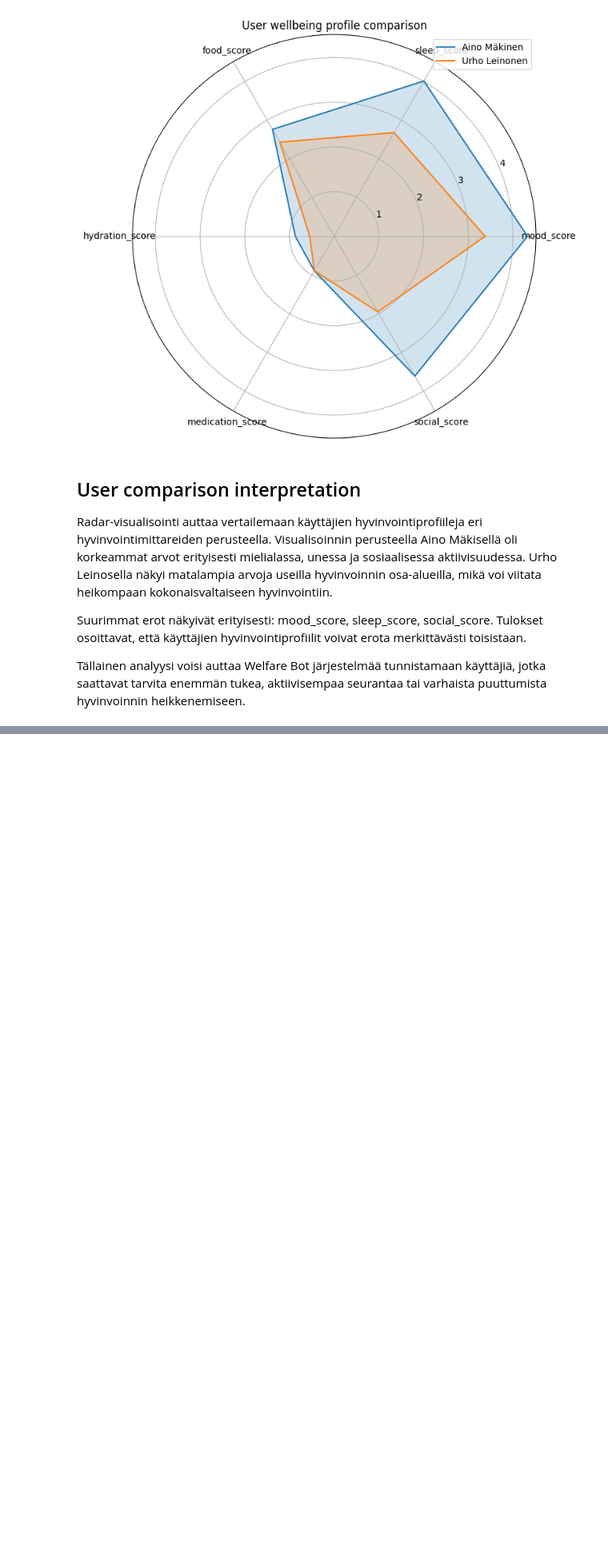
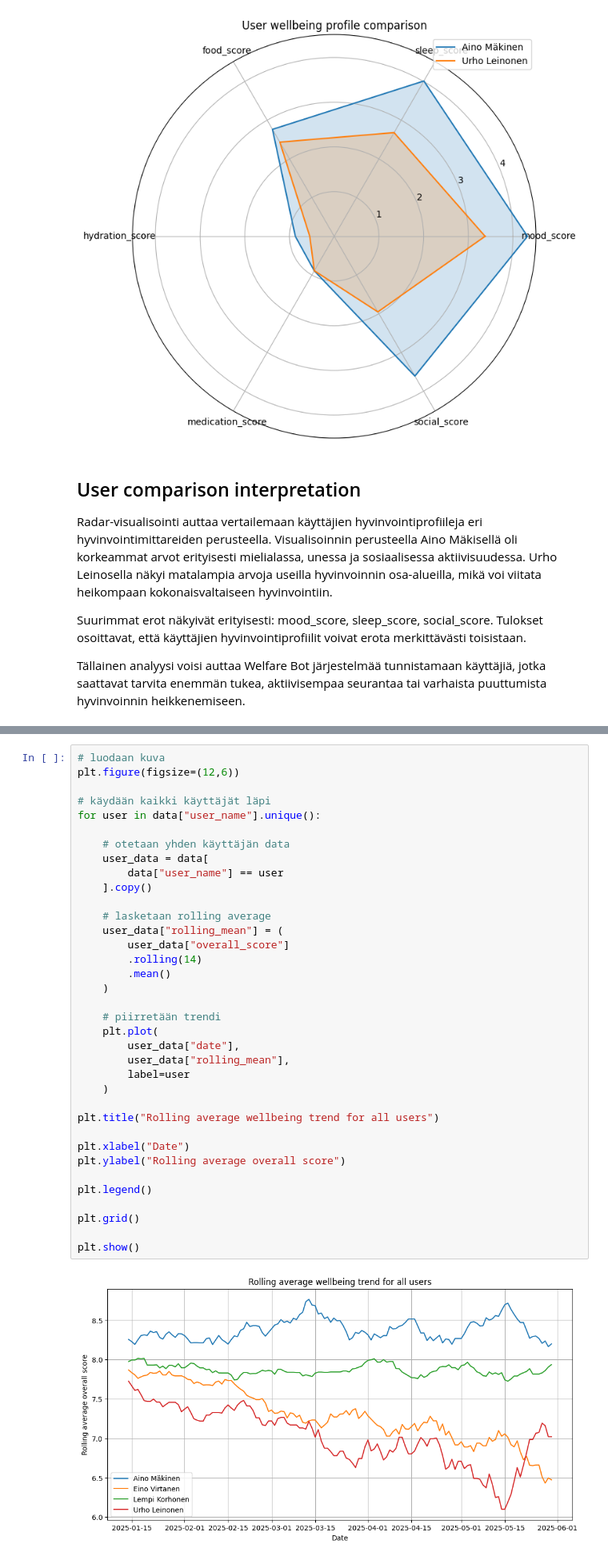
Before and after one commit to TanjaMel/welfare-bot-data-analysis, a Jupyter notebook: notebooks/7_user_comparison_analysis.ipynb, the cells around one changed output, grey strips where cells are left out. Shown at 80% size. Saved outputs shown, nothing was run; the diff lists cells and outputs as text; blank space fills up the shorter version.

```diff
--- a/notebooks/7_user_comparison_analysis.ipynb
+++ b/notebooks/7_user_comparison_analysis.ipynb
@@ -165,0 +283,38 @@ Tällainen analyysi voisi auttaa Welfare Bot järjestelmää tunnistamaan käytt
+# %%
+# luodaan kuva
+plt.figure(figsize=(12,6))
+
+# käydään kaikki käyttäjät läpi
+for user in data["user_name"].unique():
+
+    # otetaan yhden käyttäjän data
+    user_data = data[
+        data["user_name"] == user
+    ].copy()
+
+    # lasketaan rolling average
+    user_data["rolling_mean"] = (
+        user_data["overall_score"]
+        .rolling(14)
+        .mean()
+    )
+
+    # piirretään trendi
+    plt.plot(
+        user_data["date"],
+        user_data["rolling_mean"],
+        label=user
+    )
+
+plt.title("Rolling average wellbeing trend for all users")
+
+plt.xlabel("Date")
+plt.ylabel("Rolling average overall score")
+
+plt.legend()
+
+plt.grid()
+
+plt.show()
+# %% [output]
+[figure, added]
```
Also changed, not shown: parts of 10 cells of this notebook.
